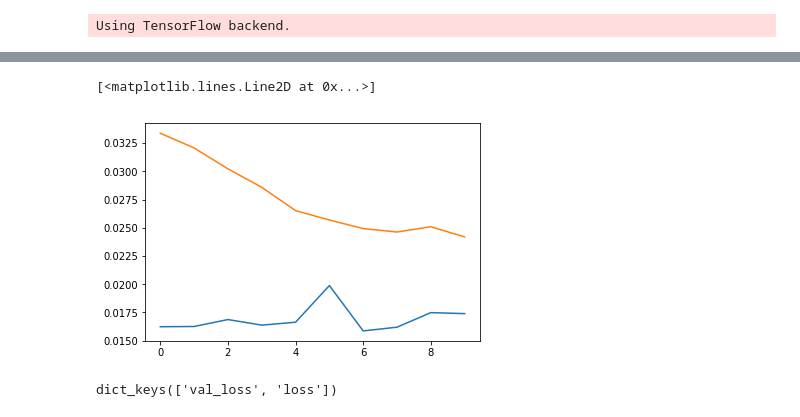
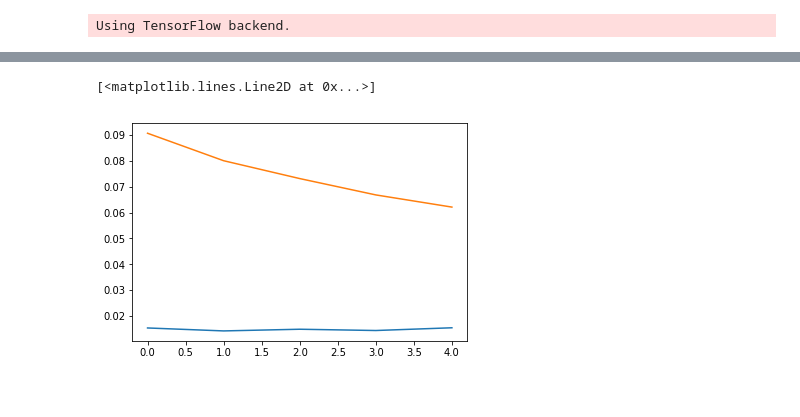
Before and after one commit to xingliuUT/CarND-Behavioral-Cloning-P3, a Jupyter notebook: image_augmentation.ipynb, the cells around one changed output, grey strips where cells are left out. Drawn from its saved outputs; the diff is of its cells as text; code cells hidden in the pictures.

```diff
--- a/image_augmentation.ipynb
+++ b/image_augmentation.ipynb
@@ -120,7 +120,7 @@ def preprocess_valid(entry):
 # %%
 def generate_train_batch(log, batch_size = 128, filter_angle = 0.1, filter_ratio = 0.9):
 
-    batch_images = np.zeros((batch_size, new_row, new_col, 3), dtype = np.uint8)
+    #batch_images = np.zeros((batch_size, new_row, new_col, 3), dtype = np.uint8)
     batch_steering = np.zeros(batch_size, dtype = float)
 
     while 1:
@@ -228,28 +276,27 @@ def build_model(drop_prob = 0.1):
 # %%
-train_cont = True
+train_cont = False
+
 if train_cont:
     model = load_model('model.h5')
 else:
-    model = build_model(0.2)
+    model = build_model(drop_prob)
 
 adam = Adam(lr=1e-4)
 model.compile(loss = 'mse', optimizer = adam)
 # %%
-val_loss_min = 0.0161
-train_generator = generate_train_batch(driving_log, batch_size = 128, filter_angle = 0.1, filter_ratio = 0.3)
+train_generator = generate_train_batch(driving_log, batch_size = batch_size, filter_angle = 0.1, filter_ratio = filter_ratio)
 valid_generator = generate_valid(driving_log)
-i_epoch = 0
+
 val_loss_record = []
 loss_record = []
-while i_epoch < 5:
-    history = model.fit_generator(train_generator,
-            samples_per_epoch = 16384, nb_epoch = 1,validation_data=valid_generator,
-                        nb_val_samples=n_entries, verbose = 1)
 
-    val_loss = history.history['val_loss'][0]
-    val_loss_record.append(val_loss)
-    loss_record.append(history.history['loss'][0])
-    if val_loss < val_loss_min:
-        val_loss_min = val_loss
-        model.save('model.h5')
-    i_epoch += 1
+checkpointer = ModelCheckpoint(filepath='weights.best.hdf5',
+                               verbose=1, save_best_only=True)
+
+history = model.fit_generator(train_generator,
+            samples_per_epoch = 16384,
+            nb_epoch = epochs,
+            validation_data=valid_generator,
+            nb_val_samples=n_entries,
+            verbose = 1,
+            callbacks=[checkpointer])
@@ -267,10 +303,6 @@ Epoch 1/1
 # %%
-plt.plot(val_loss_record)
-plt.plot(loss_record)
+plt.plot(history.history['val_loss'])
+plt.plot(history.history['loss'])
 # %% [output]
 [<matplotlib.lines.Line2D at 0x...>]
-[figure, old version]
+[figure, new version]
-# %%
-history.history.keys()
-# %% [output]
-dict_keys(['val_loss', 'loss'])
```
Also changed, not shown: parts of 7 cells of this notebook.
